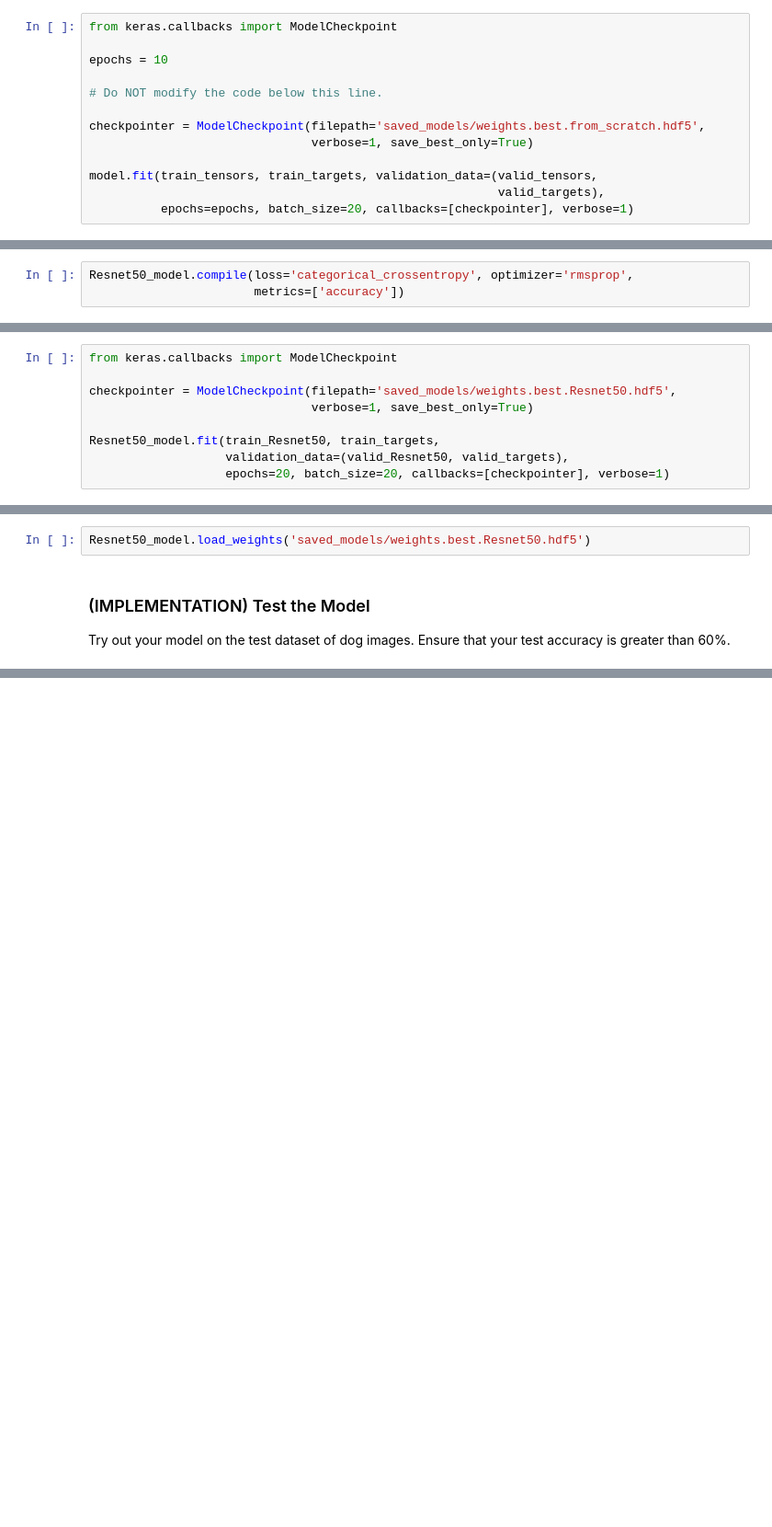
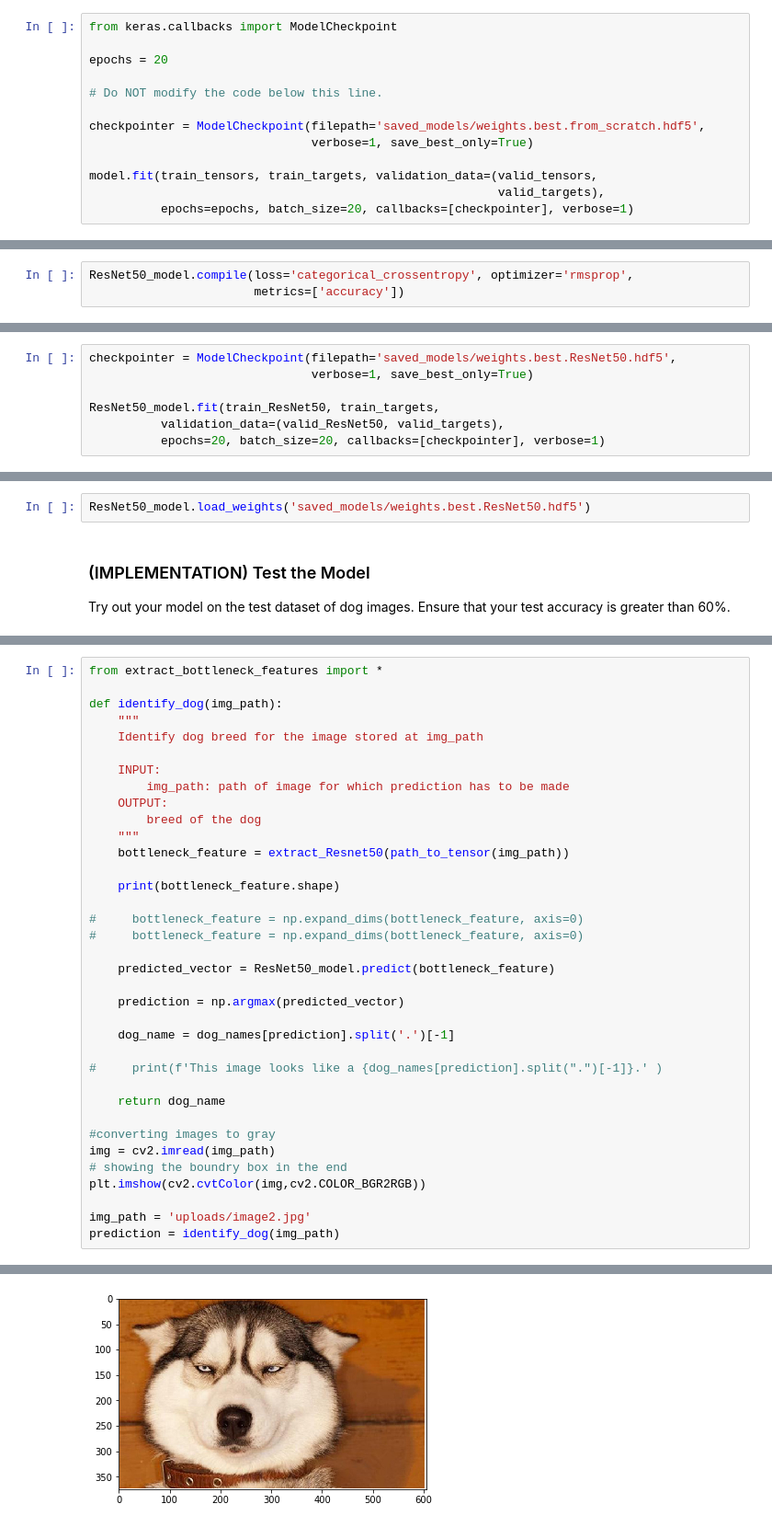
Before and after one commit to agpt8/identify-dogs, a Jupyter notebook: dog_app.ipynb, the cells around one changed output, grey strips where cells are left out. Shown at 92% size. Saved outputs shown, nothing was run; the diff lists cells and outputs as text; blank space fills up the shorter version.

Commit message:
update notebook with better algorithm and cell inputs
Signed-off-by: agpt8 <ayush.gpt8@gmail.com>

```diff
--- a/dog_app.ipynb
+++ b/dog_app.ipynb
@@ -557,7 +496,7 @@ You are welcome to [augment the training data](https://blog.keras.io/building-po
 # %%
 from keras.callbacks import ModelCheckpoint
 
-epochs = 10
+epochs = 20
 
 # Do NOT modify the code below this line.
 
@@ -782,7 +719,7 @@ _________________________________________________________________
 # %% [markdown]
 ### (IMPLEMENTATION) Compile the Model
 # %%
-Resnet50_model.compile(loss='categorical_crossentropy', optimizer='rmsprop',
+ResNet50_model.compile(loss='categorical_crossentropy', optimizer='rmsprop',
                        metrics=['accuracy'])
 # %% [markdown]
 ### (IMPLEMENTATION) Train the Model
@@ -791,14 +728,12 @@ Train your model in the code cell below.  Use model checkpointing to save the mo
 
 You are welcome to [augment the training data](https://blog.keras.io/building-powerful-image-classification-models-using-very-little-data.html), but this is not a requirement.
 # %%
-from keras.callbacks import ModelCheckpoint
-
-checkpointer = ModelCheckpoint(filepath='saved_models/weights.best.Resnet50.hdf5',
+checkpointer = ModelCheckpoint(filepath='saved_models/weights.best.ResNet50.hdf5',
                                verbose=1, save_best_only=True)
 
-Resnet50_model.fit(train_Resnet50, train_targets,
-                   validation_data=(valid_Resnet50, valid_targets),
-                   epochs=20, batch_size=20, callbacks=[checkpointer], verbose=1)
+ResNet50_model.fit(train_ResNet50, train_targets,
+          validation_data=(valid_ResNet50, valid_targets),
+          epochs=20, batch_size=20, callbacks=[checkpointer], verbose=1)
 # %% [output]
 Train on 6680 samples, validate on 835 samples
 Epoch 1/20
@@ -821,7 +756,7 @@ Epoch 20/20
 # %% [markdown]
 ### (IMPLEMENTATION) Load the Model with the Best Validation Loss
 # %%
-Resnet50_model.load_weights('saved_models/weights.best.Resnet50.hdf5')
+ResNet50_model.load_weights('saved_models/weights.best.ResNet50.hdf5')
 # %% [markdown]
 ### (IMPLEMENTATION) Test the Model
 
@@ -872,0 +789,37 @@ def Resnet_predict_breed(img_path):
+# %%
+from extract_bottleneck_features import *
+
+def identify_dog(img_path):
+    """
+    Identify dog breed for the image stored at img_path
+
+    INPUT:
+        img_path: path of image for which prediction has to be made
+    OUTPUT:
+        breed of the dog
+    """
+    bottleneck_feature = extract_Resnet50(path_to_tensor(img_path))
+
+    print(bottleneck_feature.shape)
+
+#     bottleneck_feature = np.expand_dims(bottleneck_feature, axis=0)
+#     bottleneck_feature = np.expand_dims(bottleneck_feature, axis=0)
+
+    predicted_vector = ResNet50_model.predict(bottleneck_feature)
+
+    prediction = np.argmax(predicted_vector)
+
+    dog_name = dog_names[prediction].split('.')[-1]
+
+#     print(f'This image looks like a {dog_names[prediction].split(".")[-1]}.' )
+
+    return dog_name
+
+#converting images to gray
+img = cv2.imread(img_path)
+# showing the boundry box in the end
+plt.imshow(cv2.cvtColor(img,cv2.COLOR_BGR2RGB))
+
+img_path = 'uploads/image2.jpg'
+prediction = identify_dog(img_path)
+# %% [output]
@@ -873,3 +827,4 @@ def Resnet_predict_breed(img_path):
+[figure, added]
 # %% [markdown]
 ---
 <a id='step6'></a>
```
Also changed, not shown: parts of 39 cells of this notebook.
